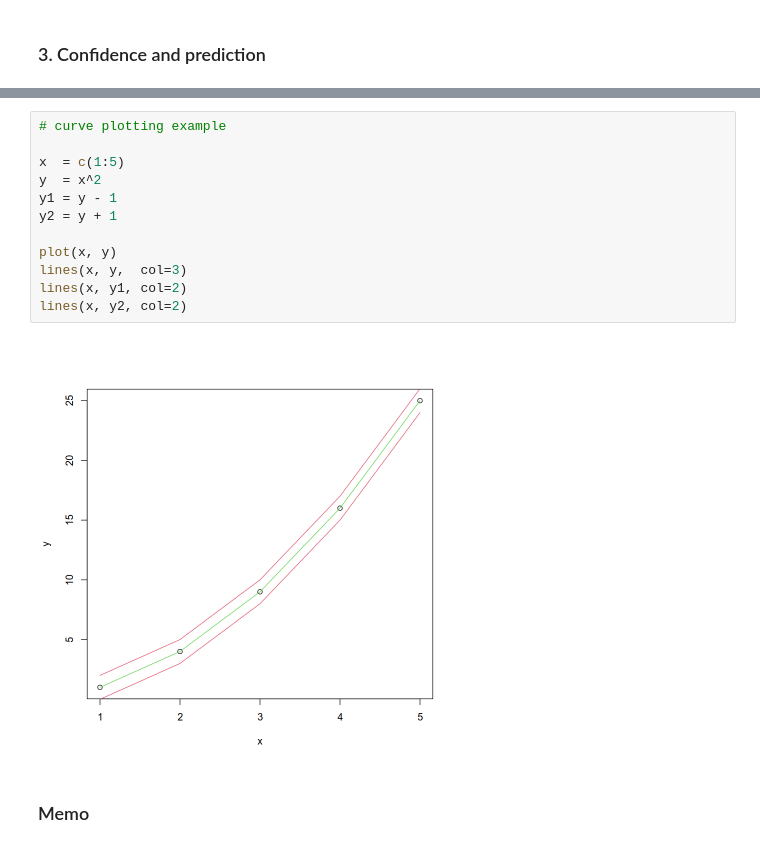
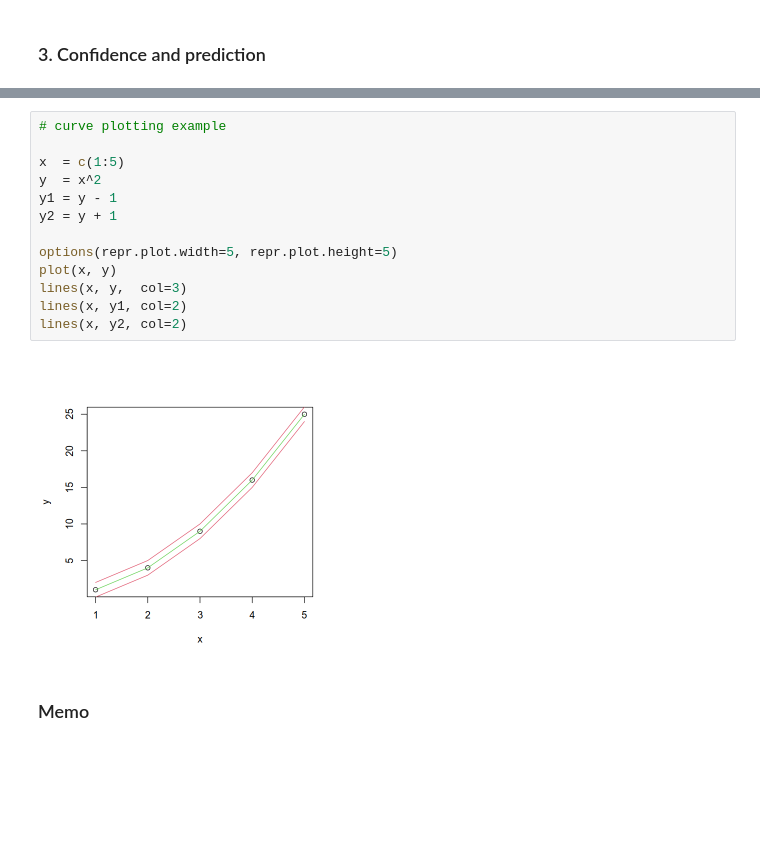
Before and after one commit to uqglmn/sm, a Jupyter notebook: A1/Assignment_1_SLR_Template.ipynb, the cells around one changed output, grey strips where cells are left out. Cells and saved outputs as stored; diff of their text form; blank space fills up the shorter version.

```diff
--- a/A1/Assignment_1_SLR_Template.ipynb
+++ b/A1/Assignment_1_SLR_Template.ipynb
@@ -64,17 +64,18 @@ Your plot should look similar to the one below. You can not use any built-in sta
 # %%
 # curve plotting example
 
 x  = c(1:5)
 y  = x^2
 y1 = y - 1
 y2 = y + 1
 
+options(repr.plot.width=5, repr.plot.height=5)
 plot(x, y)
 lines(x, y,  col=3)
 lines(x, y1, col=2)
 lines(x, y2, col=2)
 # %% [output]
-[figure, old version]
+[figure, new version]
 # %% [markdown]
 ### Memo
 # %% [markdown]
```
